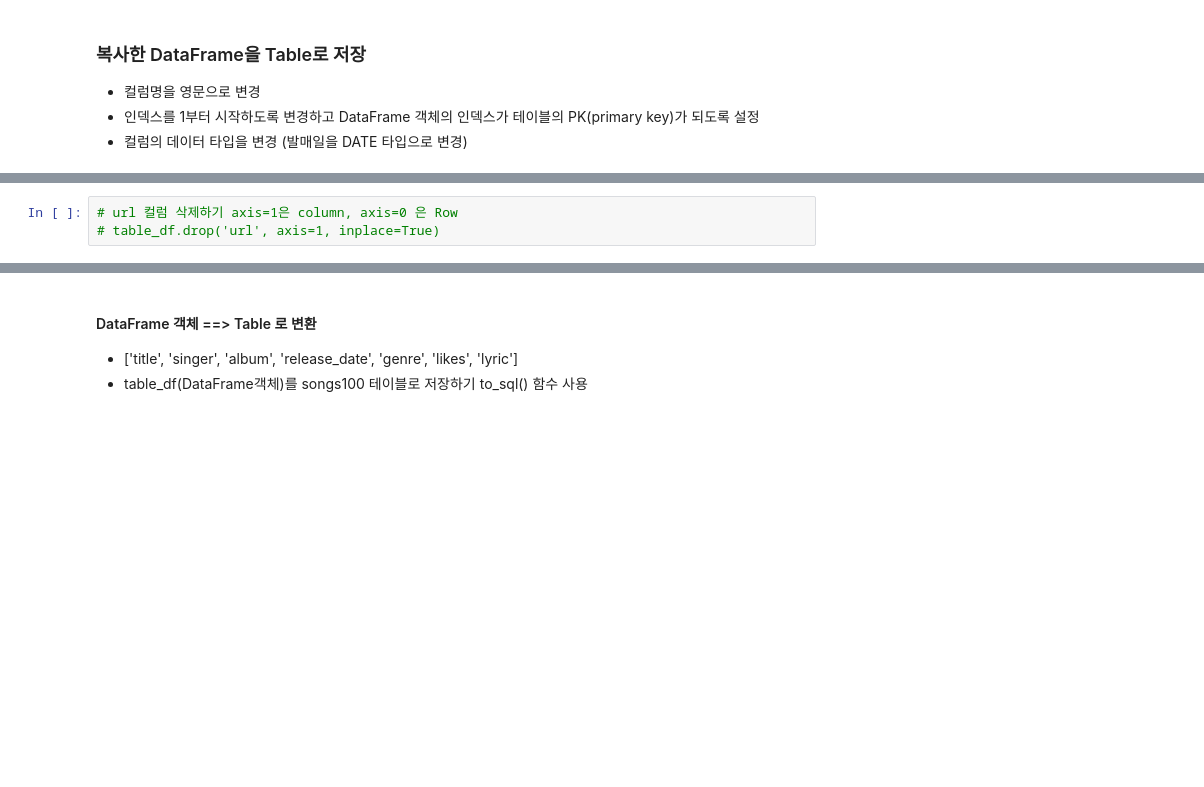
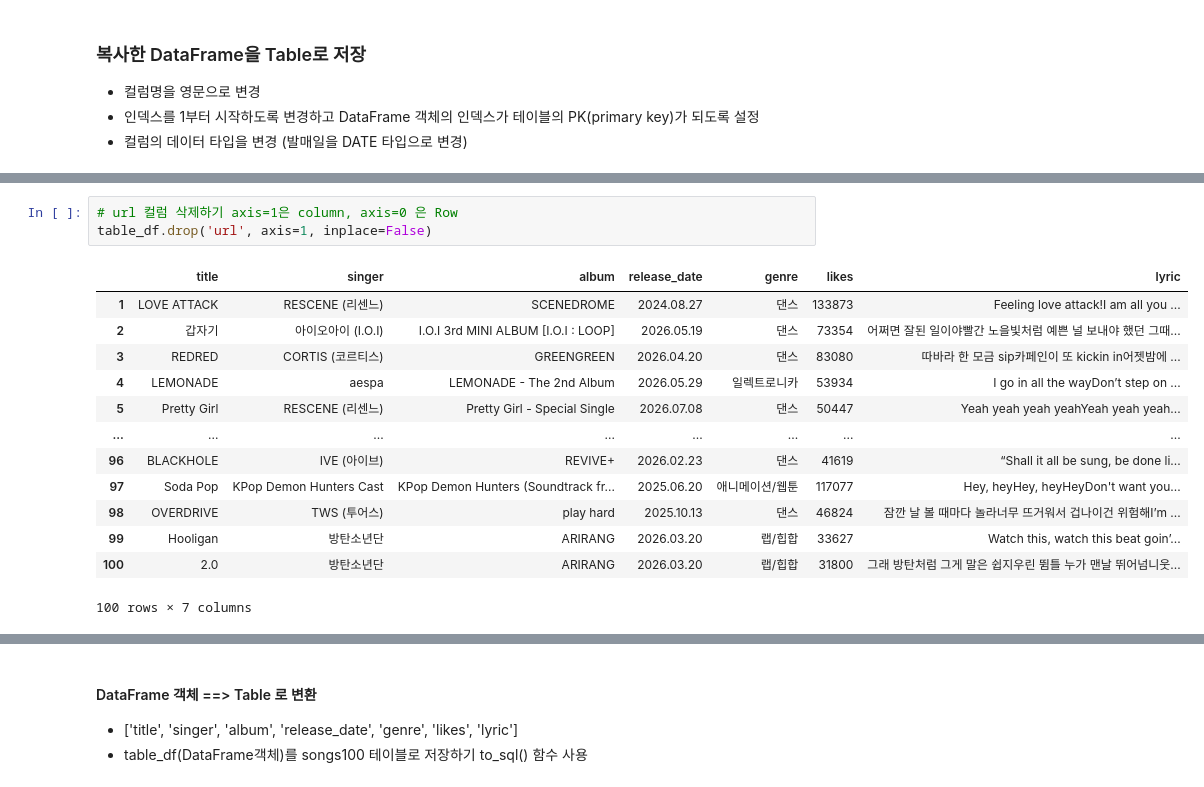
Before and after one commit to 9595king/Python, a Jupyter notebook: 04.Melon100차트_데이터파싱_DB저장.ipynb, the cells around one changed output, grey strips where cells are left out. Saved outputs shown, nothing was run; the diff lists cells and outputs as text; blank space fills up the shorter version.

```diff
--- a/04.Melon100차트_데이터파싱_DB저장.ipynb
+++ b/04.Melon100차트_데이터파싱_DB저장.ipynb
@@ -420,5 +416,19 @@ Index([  1,   2,   3,   4,   5,   6,   7,   8,   9,  10,  11,  12,  13,  14,
 # %%
 # url 컬럼 삭제하기 axis=1은 column, axis=0 은 Row
-# table_df.drop('url', axis=1, inplace=True)
+table_df.drop('url', axis=1, inplace=False)
+# %% [output]
+|  | title | singer | album | release_date | genre | likes | lyric |
+| 1 | LOVE ATTACK | RESCENE (리센느) | SCENEDROME | 2024.08.27 | 댄스 | 133873 | Feeling love attack!I am all you ... |
+| 2 | 갑자기 | 아이오아이 (I.O.I) | I.O.I 3rd MINI ALBUM [I.O.I : LOOP] | 2026.05.19 | 댄스 | 73354 | 어쩌면 잘된 일이야빨간 노을빛처럼 예쁜 널 보내야 했던 그때... |
+| 3 | REDRED | CORTIS (코르티스) | GREENGREEN | 2026.04.20 | 댄스 | 83080 | 따바라 한 모금 sip카페인이 또 kickin in어젯밤에 ... |
+| 4 | LEMONADE | aespa | LEMONADE - The 2nd Album | 2026.05.29 | 일렉트로니카 | 53934 | I go in all the wayDon’t step on ... |
+| 5 | Pretty Girl | RESCENE (리센느) | Pretty Girl - Special Single | 2026.07.08 | 댄스 | 50447 | Yeah yeah yeah yeahYeah yeah yeah... |
+| ... | ... | ... | ... | ... | ... | ... | ... |
+| 96 | BLACKHOLE | IVE (아이브) | REVIVE+ | 2026.02.23 | 댄스 | 41619 | “Shall it all be sung, be done li... |
+| 97 | Soda Pop | KPop Demon Hunters Cast | KPop Demon Hunters (Soundtrack fr... | 2025.06.20 | 애니메이션/웹툰 | 117077 | Hey, heyHey, heyHeyDon't want you... |
+| 98 | OVERDRIVE | TWS (투어스) | play hard | 2025.10.13 | 댄스 | 46824 | 잠깐 날 볼 때마다 놀라너무 뜨거워서 겁나이건 위험해I’m ... |
+| 99 | Hooligan | 방탄소년단 | ARIRANG | 2026.03.20 | 랩/힙합 | 33627 | Watch this, watch this beat goin’... |
+| 100 | 2.0 | 방탄소년단 | ARIRANG | 2026.03.20 | 랩/힙합 | 31800 | 그래 방탄처럼 그게 말은 쉽지우린 뜀틀 누가 맨날 뛰어넘니웃... |
+100 rows × 7 columns
 # %%
 #table_df.columns
```
Also changed, not shown: parts of 20 cells of this notebook, 5 other files.
